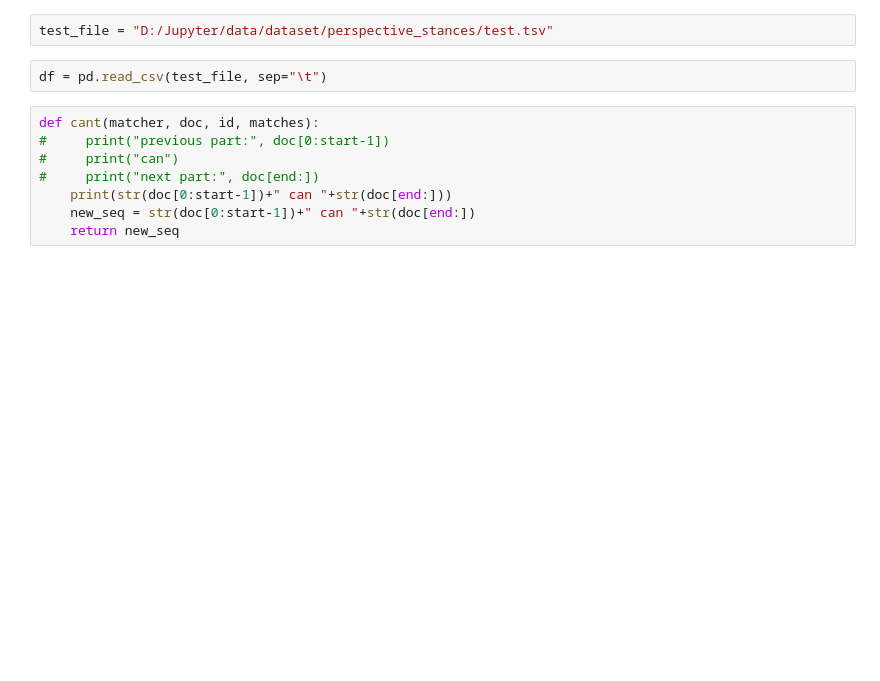
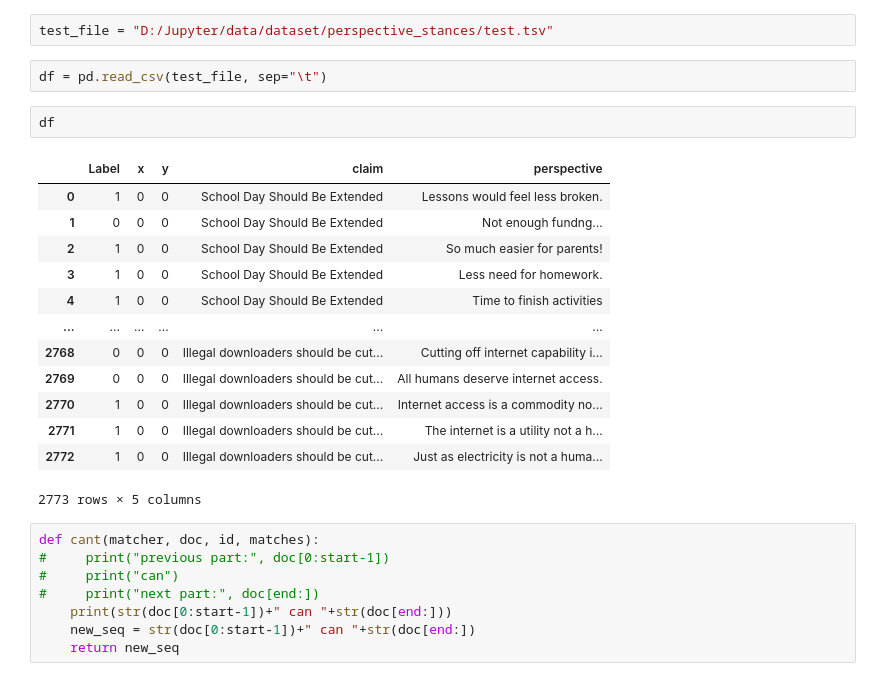
Before and after one commit to chas1ngwind/stance_code_local, a Jupyter notebook: Adversary generation.ipynb, the cells around one changed output. Drawn from its saved outputs; the diff is of its cells as text; blank space fills up the shorter version.

```diff
--- a/Adversary generation.ipynb
+++ b/Adversary generation.ipynb
@@ -7,6 +7,22 @@ nlp = spacy.load("en_core_web_sm")
 test_file = "D:/Jupyter/data/dataset/perspective_stances/test.tsv"
 # %%
 df = pd.read_csv(test_file, sep="\t")
+# %%
+df
+# %% [output]
+|  | Label | x | y | claim | perspective |
+| 0 | 1 | 0 | 0 | School Day Should Be Extended | Lessons would feel less broken. |
+| 1 | 0 | 0 | 0 | School Day Should Be Extended | Not enough fundng... |
+| 2 | 1 | 0 | 0 | School Day Should Be Extended | So much easier for parents! |
+| 3 | 1 | 0 | 0 | School Day Should Be Extended | Less need for homework. |
+| 4 | 1 | 0 | 0 | School Day Should Be Extended | Time to finish activities |
+| ... | ... | ... | ... | ... | ... |
+| 2768 | 0 | 0 | 0 | Illegal downloaders should be cut... | Cutting off internet capability i... |
+| 2769 | 0 | 0 | 0 | Illegal downloaders should be cut... | All humans deserve internet access. |
+| 2770 | 1 | 0 | 0 | Illegal downloaders should be cut... | Internet access is a commodity no... |
+| 2771 | 1 | 0 | 0 | Illegal downloaders should be cut... | The internet is a utility not a h... |
+| 2772 | 1 | 0 | 0 | Illegal downloaders should be cut... | Just as electricity is not a huma... |
+2773 rows × 5 columns
 # %%
 def cant(matcher, doc, id, matches):
 #     print("previous part:", doc[0:start-1])
```
Also changed, not shown: parts of 3 cells of this notebook, 14 other files.
